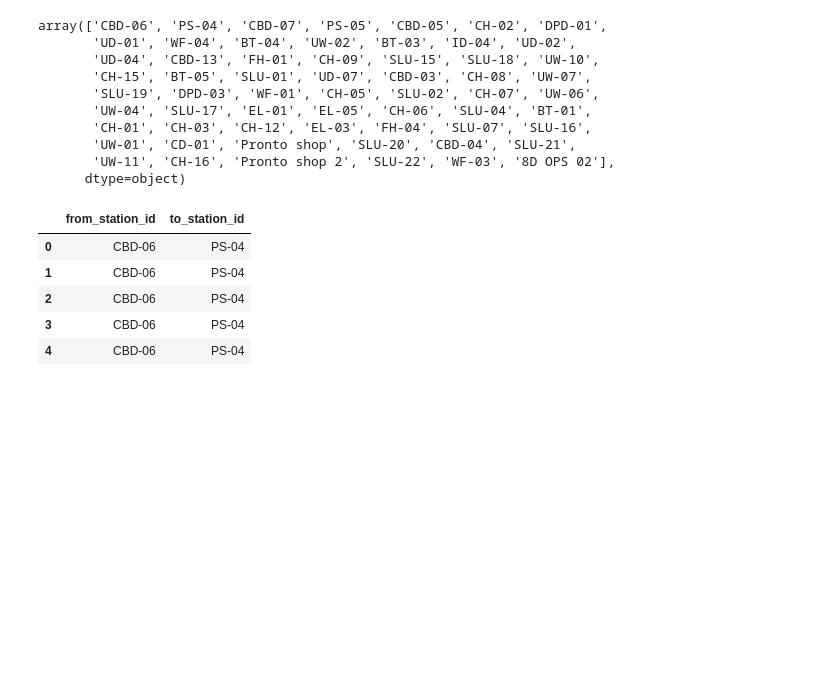
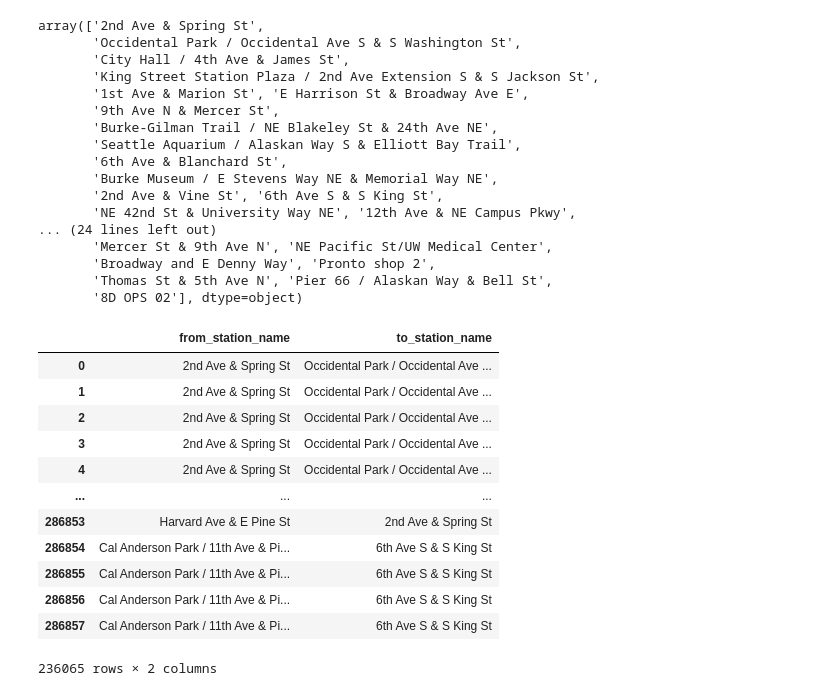
Before and after one commit to HenriqueCastros/GraficosChordESankey, a Jupyter notebook: Aula08.ipynb, the cells around one changed output. Drawn from its saved outputs; the diff is of its cells as text; code cells hidden in the pictures; blank space fills up the shorter version.

```diff
--- a/Aula08.ipynb
+++ b/Aula08.ipynb
@@ -35,15 +34,22 @@ Data columns (total 12 columns):
 dtypes: float64(2), int64(1), object(9)
 memory usage: 23.4+ MB
 # %%
-df['from_station_id'].unique()
+df['from_station_name'].unique()
 # %% [output]
-array(['CBD-06', 'PS-04', 'CBD-07', 'PS-05', 'CBD-05', 'CH-02', 'DPD-01',
-       'UD-01', 'WF-04', 'BT-04', 'UW-02', 'BT-03', 'ID-04', 'UD-02',
-       'UD-04', 'CBD-13', 'FH-01', 'CH-09', 'SLU-15', 'SLU-18', 'UW-10',
-       'CH-15', 'BT-05', 'SLU-01', 'UD-07', 'CBD-03', 'CH-08', 'UW-07',
-       'SLU-19', 'DPD-03', 'WF-01', 'CH-05', 'SLU-02', 'CH-07', 'UW-06',
-       'UW-04', 'SLU-17', 'EL-01', 'EL-05', 'CH-06', 'SLU-04', 'BT-01',
-       'CH-01', 'CH-03', 'CH-12', 'EL-03', 'FH-04', 'SLU-07', 'SLU-16',
-       'UW-01', 'CD-01', 'Pronto shop', 'SLU-20', 'CBD-04', 'SLU-21',
-       'UW-11', 'CH-16', 'Pronto shop 2', 'SLU-22', 'WF-03', '8D OPS 02'],
-      dtype=object)
+array(['2nd Ave & Spring St',
+       'Occidental Park / Occidental Ave S & S Washington St',
+       'City Hall / 4th Ave & James St',
+       'King Street Station Plaza / 2nd Ave Extension S & S Jackson St',
+       '1st Ave & Marion St', 'E Harrison St & Broadway Ave E',
+       '9th Ave N & Mercer St',
+       'Burke-Gilman Trail / NE Blakeley St & 24th Ave NE',
+       'Seattle Aquarium / Alaskan Way S & Elliott Bay Trail',
+       '6th Ave & Blanchard St',
+       'Burke Museum / E Stevens Way NE & Memorial Way NE',
+       '2nd Ave & Vine St', '6th Ave S & S King St',
+       'NE 42nd St & University Way NE', '12th Ave & NE Campus Pkwy',
+... (24 lines left out)
+       'Mercer St & 9th Ave N', 'NE Pacific St/UW Medical Center',
+       'Broadway and E Denny Way', 'Pronto shop 2',
+       'Thomas St & 5th Ave N', 'Pier 66 / Alaskan Way & Bell St',
+       '8D OPS 02'], dtype=object)
@@ -56,10 +56,17 @@ array(['CBD-06', 'PS-04', 'CBD-07', 'PS-05', 'CBD-05', 'CH-02', 'DPD-01',
 # %%
-df[['from_station_id','to_station_id']].head()
+df[['from_station_name','to_station_name']]
 # %% [output]
-|  | from_station_id | to_station_id |
-| 0 | CBD-06 | PS-04 |
-| 1 | CBD-06 | PS-04 |
-| 2 | CBD-06 | PS-04 |
-| 3 | CBD-06 | PS-04 |
-| 4 | CBD-06 | PS-04 |
+|  | from_station_name | to_station_name |
+| 0 | 2nd Ave & Spring St | Occidental Park / Occidental Ave ... |
+| 1 | 2nd Ave & Spring St | Occidental Park / Occidental Ave ... |
+| 2 | 2nd Ave & Spring St | Occidental Park / Occidental Ave ... |
+| 3 | 2nd Ave & Spring St | Occidental Park / Occidental Ave ... |
+| 4 | 2nd Ave & Spring St | Occidental Park / Occidental Ave ... |
+| ... | ... | ... |
+| 286853 | Harvard Ave & E Pine St | 2nd Ave & Spring St |
+| 286854 | Cal Anderson Park / 11th Ave & Pi... | 6th Ave S & S King St |
+| 286855 | Cal Anderson Park / 11th Ave & Pi... | 6th Ave S & S King St |
+| 286856 | Cal Anderson Park / 11th Ave & Pi... | 6th Ave S & S King St |
+| 286857 | Cal Anderson Park / 11th Ave & Pi... | 6th Ave S & S King St |
+236065 rows × 2 columns
 # %%
```
Also changed, not shown: parts of 29 cells of this notebook.
